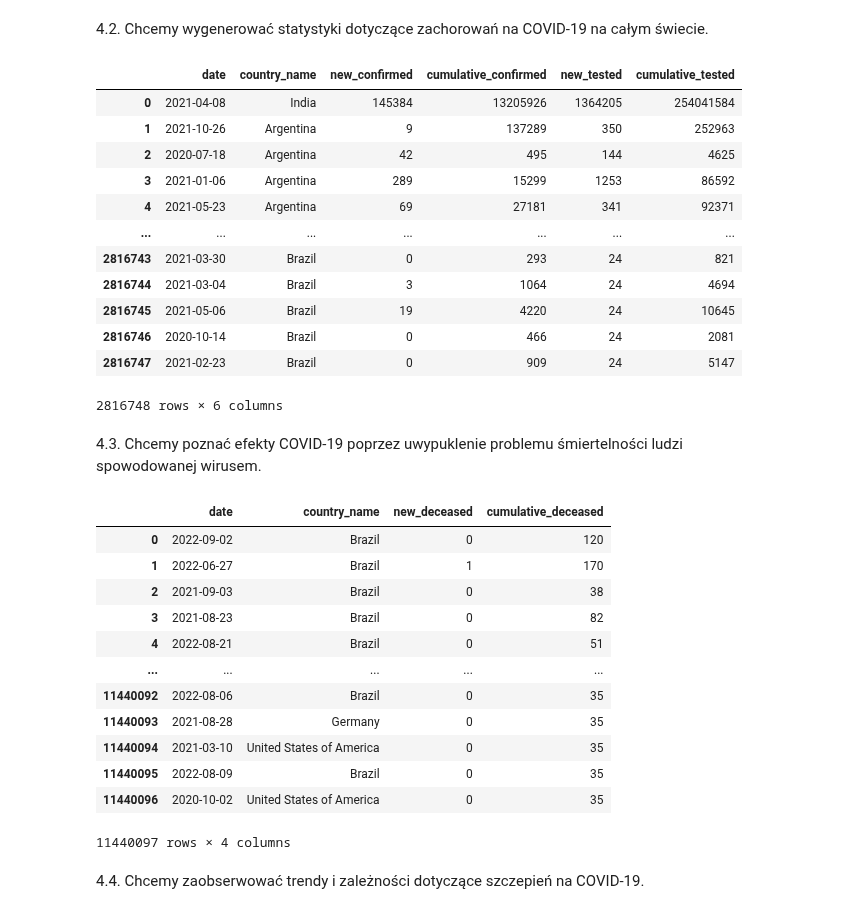
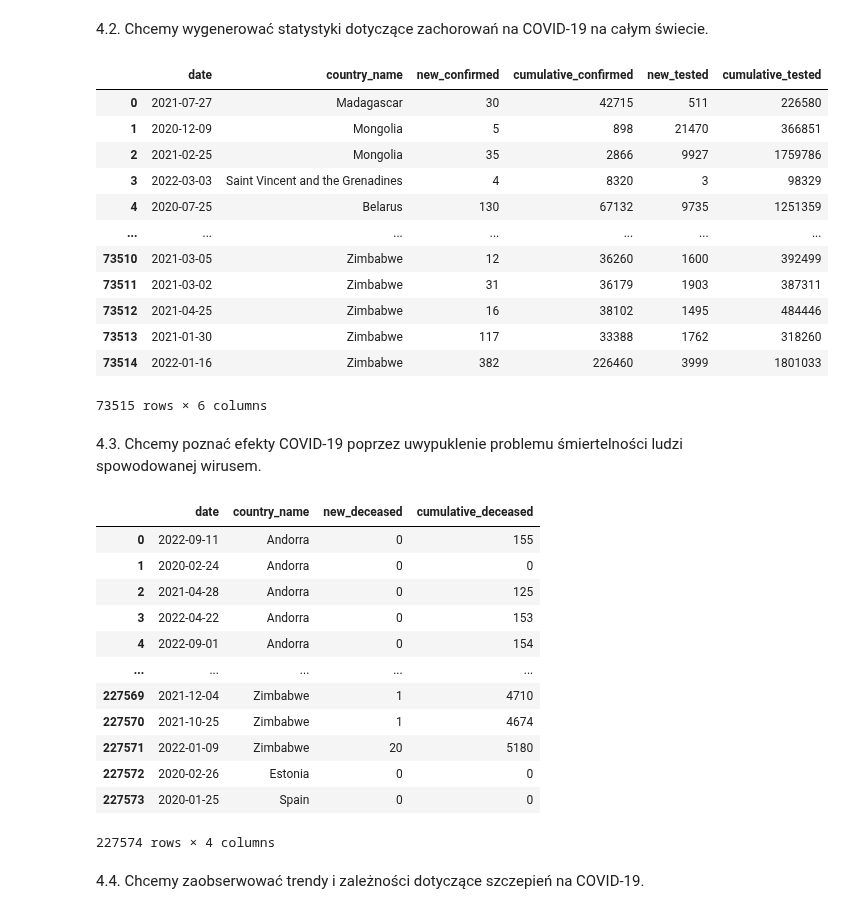
Before and after one commit to JakubKaczmarek5764/BigData1, a Jupyter notebook: main.ipynb, the cells around one changed output. Cells and saved outputs as stored; diff of their text form; code cells hidden in the pictures.

```diff
--- a/main.ipynb
+++ b/main.ipynb
@@ -278,37 +274,38 @@ df1
 # %%
 query = ("""select distinct date, country_name, new_confirmed, cumulative_confirmed, cast(new_tested as int) as new_tested,  cumulative_tested from bigquery-public-data.covid19_open_data.covid19_open_data WHERE
   date IS NOT NULL
   AND country_name IS NOT NULL
   AND new_confirmed IS NOT NULL
   AND cumulative_confirmed IS NOT NULL
   AND new_tested IS NOT NULL
   AND cumulative_tested IS NOT NULL
   AND new_confirmed <= cumulative_confirmed
   and cast(new_tested as int) <= cumulative_tested
   AND new_confirmed >= 0
   AND cast(new_tested as int) >= 0
   AND cumulative_confirmed >= 0
   AND cumulative_tested >= 0
+  AND aggregation_level = 0
   """)
 query_job = client.query(query)
 query_result = query_job.result()
 df2 = query_result.to_dataframe()
 df2.to_csv("covid_cases_stats.csv", index=False)
 df2
 # %% [output]
 |  | date | country_name | new_confirmed | cumulative_confirmed | new_tested | cumulative_tested |
-| 0 | 2021-04-08 | India | 145384 | 13205926 | 1364205 | 254041584 |
-| 1 | 2021-10-26 | Argentina | 9 | 137289 | 350 | 252963 |
-| 2 | 2020-07-18 | Argentina | 42 | 495 | 144 | 4625 |
-| 3 | 2021-01-06 | Argentina | 289 | 15299 | 1253 | 86592 |
-| 4 | 2021-05-23 | Argentina | 69 | 27181 | 341 | 92371 |
+| 0 | 2021-07-27 | Madagascar | 30 | 42715 | 511 | 226580 |
+| 1 | 2020-12-09 | Mongolia | 5 | 898 | 21470 | 366851 |
+| 2 | 2021-02-25 | Mongolia | 35 | 2866 | 9927 | 1759786 |
+| 3 | 2022-03-03 | Saint Vincent and the Grenadines | 4 | 8320 | 3 | 98329 |
+| 4 | 2020-07-25 | Belarus | 130 | 67132 | 9735 | 1251359 |
 | ... | ... | ... | ... | ... | ... | ... |
-| 2816743 | 2021-03-30 | Brazil | 0 | 293 | 24 | 821 |
-| 2816744 | 2021-03-04 | Brazil | 3 | 1064 | 24 | 4694 |
-| 2816745 | 2021-05-06 | Brazil | 19 | 4220 | 24 | 10645 |
-| 2816746 | 2020-10-14 | Brazil | 0 | 466 | 24 | 2081 |
-| 2816747 | 2021-02-23 | Brazil | 0 | 909 | 24 | 5147 |
+| 73510 | 2021-03-05 | Zimbabwe | 12 | 36260 | 1600 | 392499 |
+| 73511 | 2021-03-02 | Zimbabwe | 31 | 36179 | 1903 | 387311 |
+| 73512 | 2021-04-25 | Zimbabwe | 16 | 38102 | 1495 | 484446 |
+| 73513 | 2021-01-30 | Zimbabwe | 117 | 33388 | 1762 | 318260 |
+| 73514 | 2022-01-16 | Zimbabwe | 382 | 226460 | 3999 | 1801033 |
-2816748 rows × 6 columns
+73515 rows × 6 columns
 # %% [markdown]
  4.3. Chcemy poznać efekty COVID-19 poprzez uwypuklenie problemu śmiertelności ludzi spowodowanej wirusem.
 # %%
@@ -327,6 +324,8 @@ WHERE
     new_deceased <= cumulative_deceased AND
     new_deceased >= 0
     AND cumulative_deceased >= 0
+    AND aggregation_level = 0
+
     ;
 
 """)
@@ -337,18 +336,18 @@ df3.to_csv("covid_mortality.csv", index=False)
 df3
 # %% [output]
 |  | date | country_name | new_deceased | cumulative_deceased |
-| 0 | 2022-09-02 | Brazil | 0 | 120 |
-| 1 | 2022-06-27 | Brazil | 1 | 170 |
-| 2 | 2021-09-03 | Brazil | 0 | 38 |
-| 3 | 2021-08-23 | Brazil | 0 | 82 |
-| 4 | 2022-08-21 | Brazil | 0 | 51 |
+| 0 | 2022-09-11 | Andorra | 0 | 155 |
+| 1 | 2020-02-24 | Andorra | 0 | 0 |
+| 2 | 2021-04-28 | Andorra | 0 | 125 |
+| 3 | 2022-04-22 | Andorra | 0 | 153 |
+| 4 | 2022-09-01 | Andorra | 0 | 154 |
 | ... | ... | ... | ... | ... |
-| 11440092 | 2022-08-06 | Brazil | 0 | 35 |
-| 11440093 | 2021-08-28 | Germany | 0 | 35 |
-| 11440094 | 2021-03-10 | United States of America | 0 | 35 |
-| 11440095 | 2022-08-09 | Brazil | 0 | 35 |
-| 11440096 | 2020-10-02 | United States of America | 0 | 35 |
+| 227569 | 2021-12-04 | Zimbabwe | 1 | 4710 |
+| 227570 | 2021-10-25 | Zimbabwe | 1 | 4674 |
+| 227571 | 2022-01-09 | Zimbabwe | 20 | 5180 |
+| 227572 | 2020-02-26 | Estonia | 0 | 0 |
+| 227573 | 2020-01-25 | Spain | 0 | 0 |
-11440097 rows × 4 columns
+227574 rows × 4 columns
 # %% [markdown]
  4.4. Chcemy zaobserwować trendy i zależności dotyczące szczepień na COVID-19.
 # %%
```
Also changed, not shown: parts of 8 cells of this notebook.
